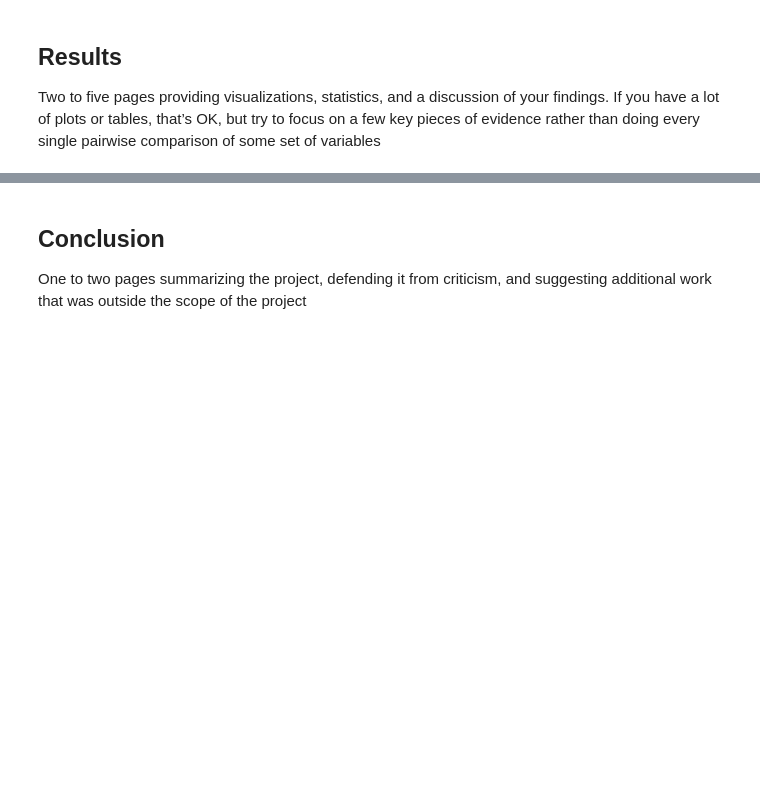
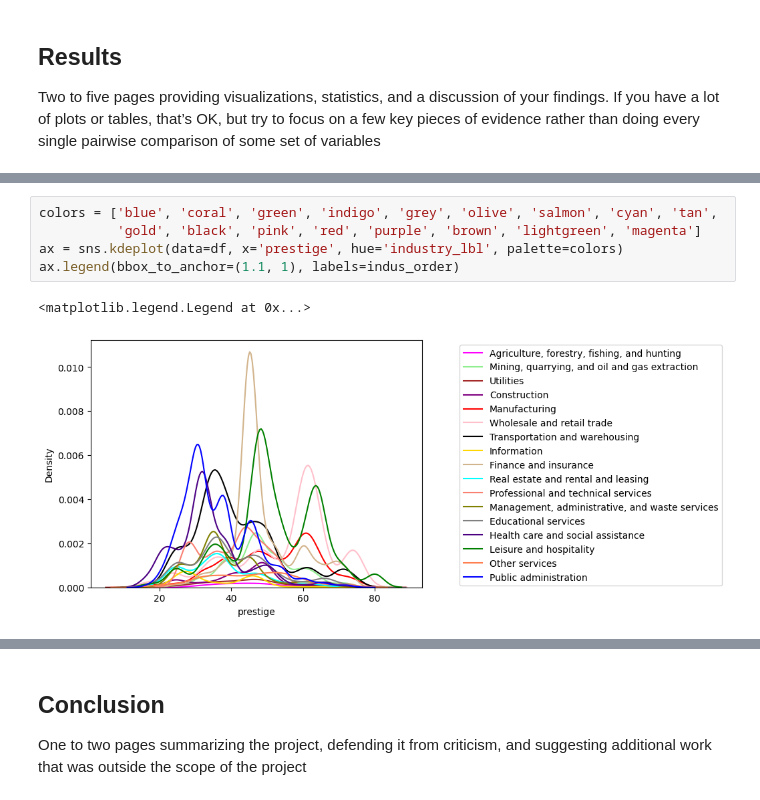
Before and after one commit to gsilver321/project_gss, a Jupyter notebook: project1_paper.ipynb, the cells around one changed output, grey strips where cells are left out. Drawn from its saved outputs; the diff is of its cells as text; blank space fills up the shorter version.

```diff
--- a/project1_paper.ipynb
+++ b/project1_paper.ipynb
@@ -217,0 +233,8 @@ Two to five pages providing visualizations, statistics, and a discussion of your
+# %%
+colors = ['blue', 'coral', 'green', 'indigo', 'grey', 'olive', 'salmon', 'cyan', 'tan',
+          'gold', 'black', 'pink', 'red', 'purple', 'brown', 'lightgreen', 'magenta']
+ax = sns.kdeplot(data=df, x='prestige', hue='industry_lbl', palette=colors)
+ax.legend(bbox_to_anchor=(1.1, 1), labels=indus_order)
+# %% [output]
+<matplotlib.legend.Legend at 0x...>
+[figure, added]
```
Also changed, not shown: parts of 15 cells of this notebook.
